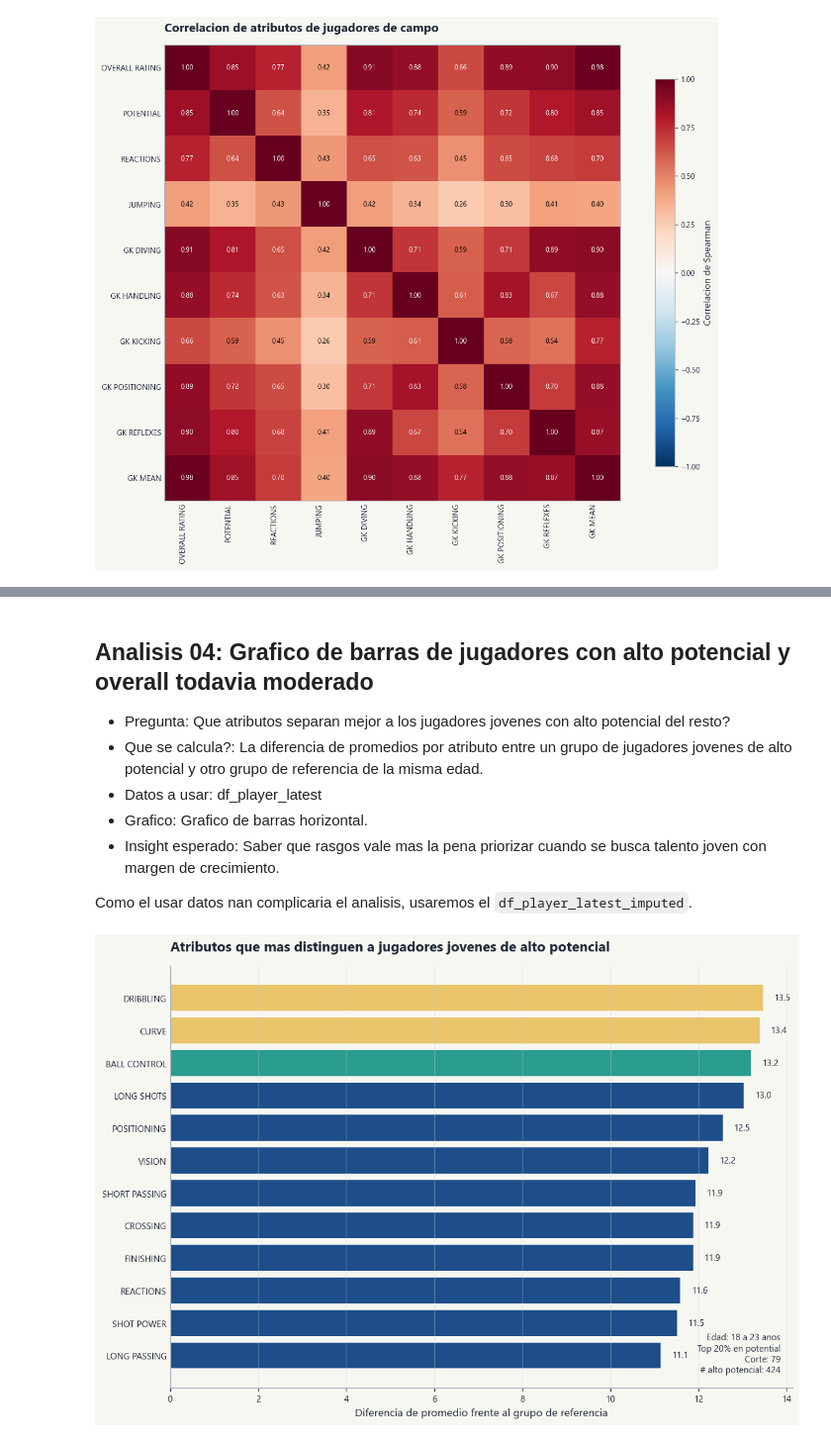
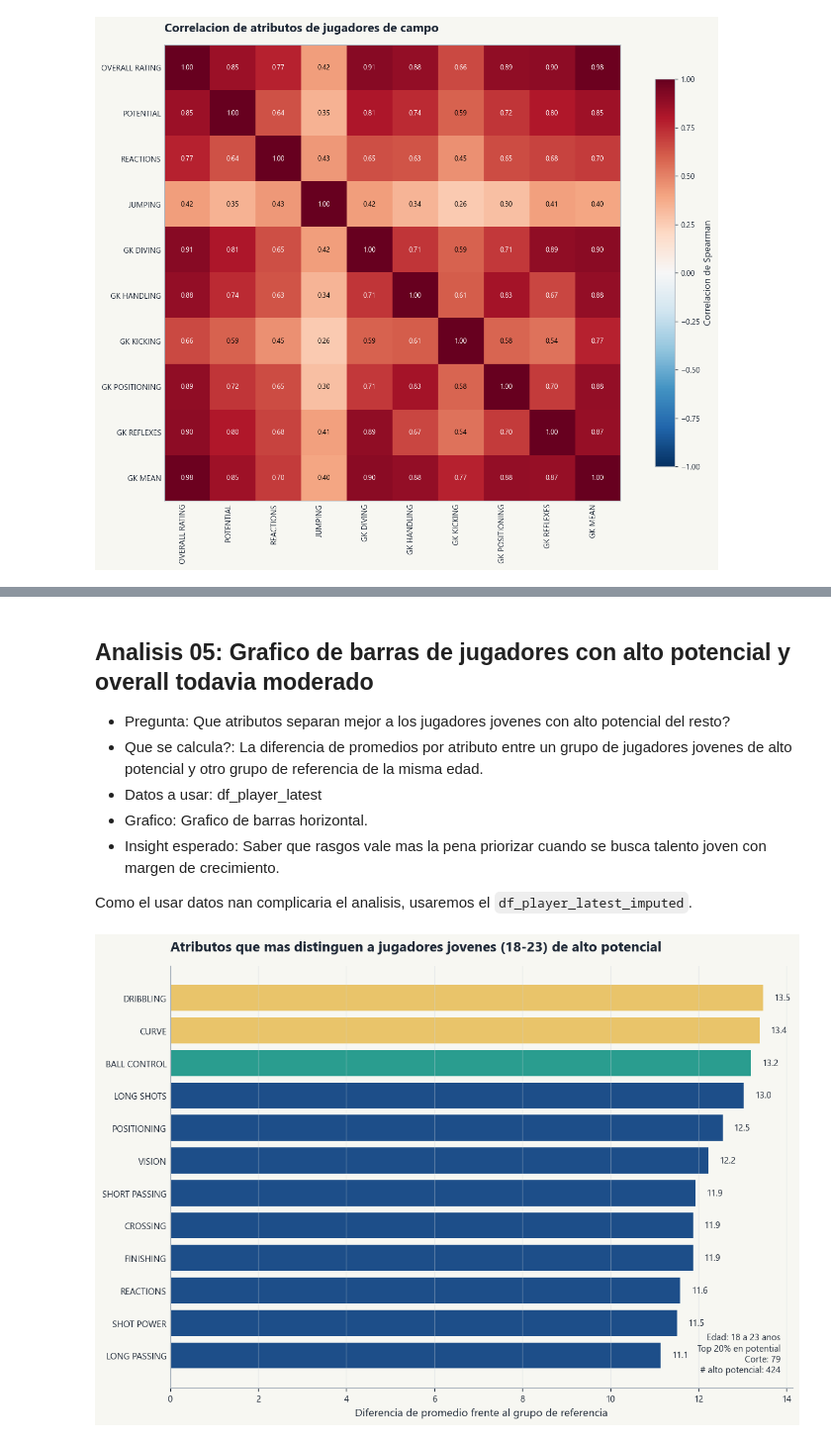
Before and after one commit to OssianV/Proyecto_Analisis_de_Datos, a Jupyter notebook: SCRIPTS/Libreta_graficos_y_analisis.ipynb, the cells around one changed output, grey strips where cells are left out. Shown at 99% size. Saved outputs shown, nothing was run; the diff lists cells and outputs as text; code cells hidden in the pictures.

```diff
--- a/SCRIPTS/Libreta_graficos_y_analisis.ipynb
+++ b/SCRIPTS/Libreta_graficos_y_analisis.ipynb
@@ -339,5 +362,5 @@ En conjunto, el grafico sugiere que los gaps extremadamente altos existen, pero
 # %% [markdown]
-## Analisis 04: Grafico de barras de jugadores con alto potencial y overall todavia moderado
+## Analisis 05: Grafico de barras de jugadores con alto potencial y overall todavia moderado
 
 - Pregunta: Que atributos separan mejor a los jugadores jovenes con alto potencial del resto?
 - Que se calcula?: La diferencia de promedios por atributo entre un grupo de jugadores jovenes de alto potencial y otro grupo de referencia de la misma edad.
@@ -406,33 +429,33 @@ labels = [col.replace("_", " ") for col in mean_diff.index]
 
 bar_colors = [COLOR_PRINCIPAL] * len(mean_diff)
 if len(bar_colors) >= 3:
     bar_colors[-1] = COLOR_RESALTE
     bar_colors[-2] = COLOR_RESALTE
     bar_colors[-3] = COLOR_SECUNDARIO
 
 # Graficamos
 fig, ax = plt.subplots(figsize = (10, 7))
 bars = ax.barh(labels, mean_diff.values, color = bar_colors)
 
 # Agregamos el valor al final de cada barra
 for bar, value in zip(bars, mean_diff.values):
     ax.text(value + 0.25, bar.get_y() + bar.get_height() / 2, f"{value:.1f}", va = "center", fontsize = 9)
 
 ax.axvline(0, color = COLOR_NEUTRO, linewidth = 1.2)
 
-ax.set_title("Atributos que mas distinguen a jugadores jovenes de alto potencial", loc = "left", pad = 15)
+ax.set_title("Atributos que mas distinguen a jugadores jovenes (18-23) de alto potencial", loc = "left", pad = 15)
 ax.set_xlabel("Diferencia de promedio frente al grupo de referencia")
 ax.set_ylabel("")
 ax.grid(axis = "x")
 ax.tick_params(axis = "y", length = 0)
 
 ax.spines["top"].set_visible(False)
 ax.spines["right"].set_visible(False)
 
 ax.text(0.98, 0.03, f"Edad: 18 a 23 anos\nTop 20% en potential\nCorte: {potential_cutoff:.0f}\n# alto potencial: {len(df_high_potential)}", transform = ax.transAxes, ha = "right", va = "bottom", fontsize = 9)
 
 fig.tight_layout()
 plt.show()
 # %% [output]
-[figure, old version]
+[figure, new version]
 # %% [markdown]
```
Also changed, not shown: parts of 26 cells of this notebook, 6 other files.
